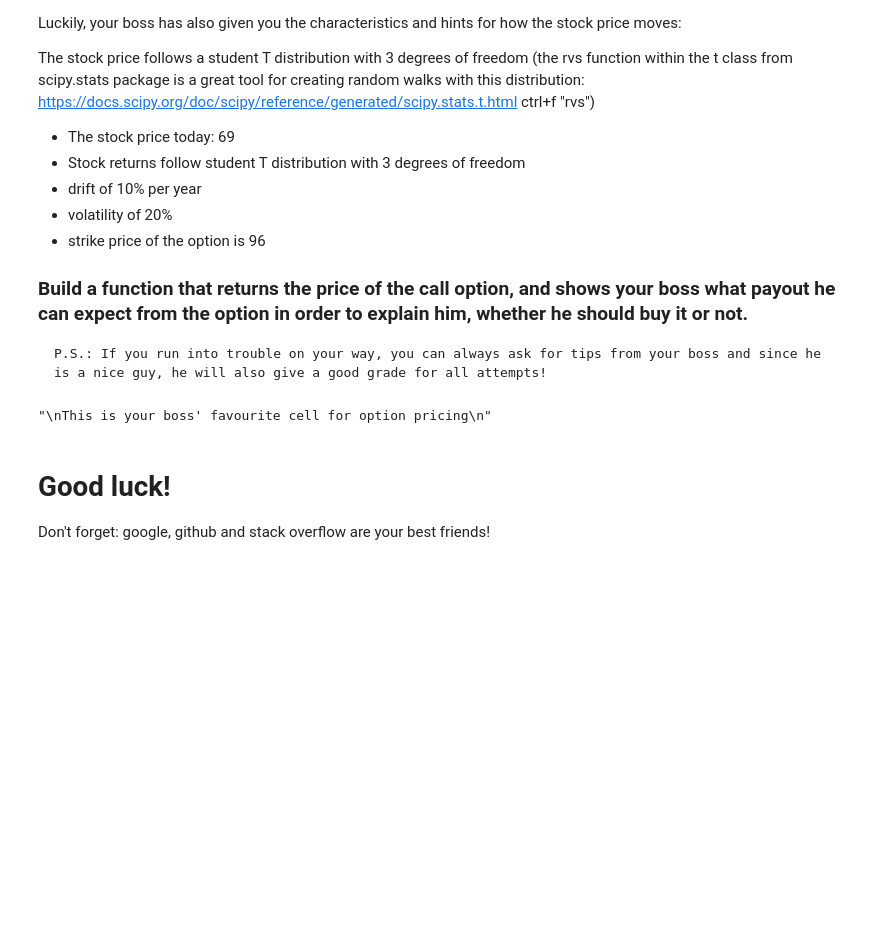
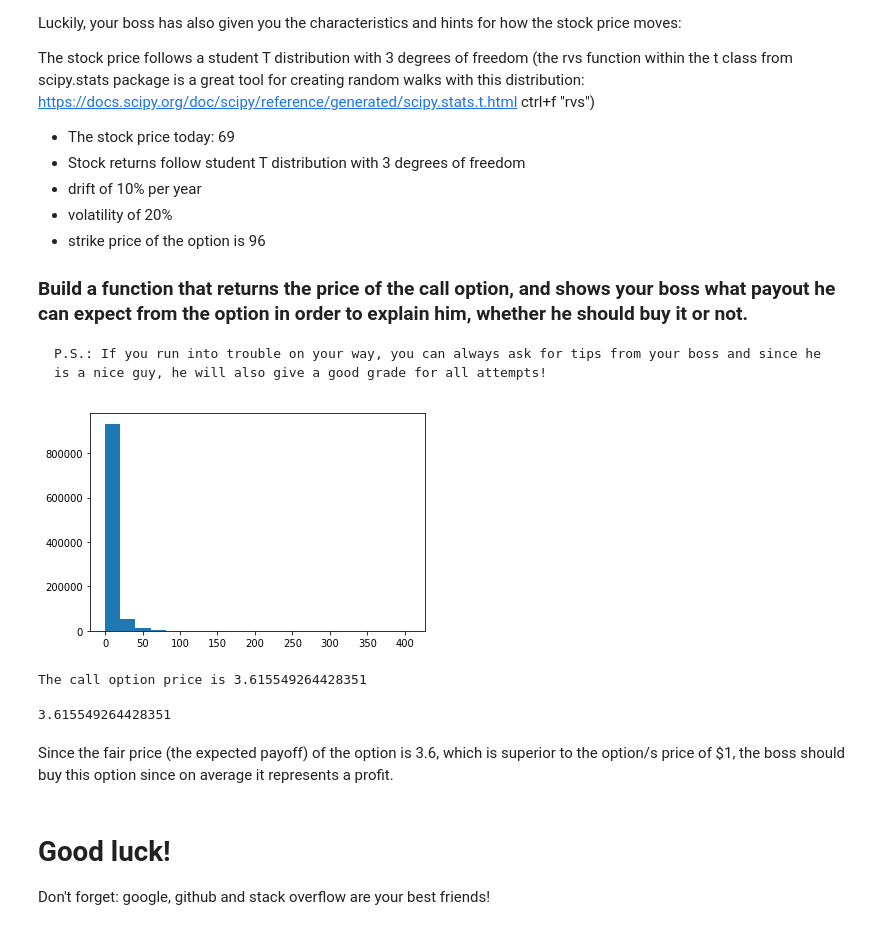
Before and after one commit to AlejandroCalderon27/techlabsExamAlejandroCalderon, a Jupyter notebook: Techlabs Artificial Intelligence Exam.ipynb, the cells around one changed output. Drawn from its saved outputs; the diff is of its cells as text; code cells hidden in the pictures; blank space fills up the shorter version.

```diff
--- a/Techlabs Artificial Intelligence Exam.ipynb
+++ b/Techlabs Artificial Intelligence Exam.ipynb
@@ -205,9 +205,3 @@ The stock price follows a student T distribution with 3 degrees of freedom (the
 ### Build a function that returns the price of the call option, and shows your boss what payout he can expect from the option in order to explain him, whether he should buy it or not.
 
     P.S.: If you run into trouble on your way, you can always ask for tips from your boss and since he is a nice guy, he will also give a good grade for all attempts!
-# %%
-'''
-This is your boss' favourite cell for option pricing
-'''
-# %% [output]
-"\nThis is your boss' favourite cell for option pricing\n"
@@ -214,3 +211,21 @@ This is your boss' favourite cell for option pricing
+# %%
+def callpayoff():
+  payoffs = []
+  for i in range(1000000):
+    simulated_price = 69*1.1 + sum(t.rvs(3, size = 252))
+    payoffs.append(max(simulated_price - 96, 0))
+  plt.hist(payoffs, bins=20)
+  plt.show()
+  print(f'The call option price is {sum(payoffs)/len(payoffs)}')
+  return sum(payoffs)/len(payoffs)
+# %%
+callpayoff()
+# %% [output]
+[figure, added]
+The call option price is 3.615549264428351
+3.615549264428351
+# %% [markdown]
+Since the fair price (the expected payoff) of the option is 3.6, which is superior to the option/s price of $1, the boss should buy this option since on average it represents a profit.
 # %% [markdown]
 # Good luck!
 
```
Also changed, not shown: parts of 3 cells of this notebook.
